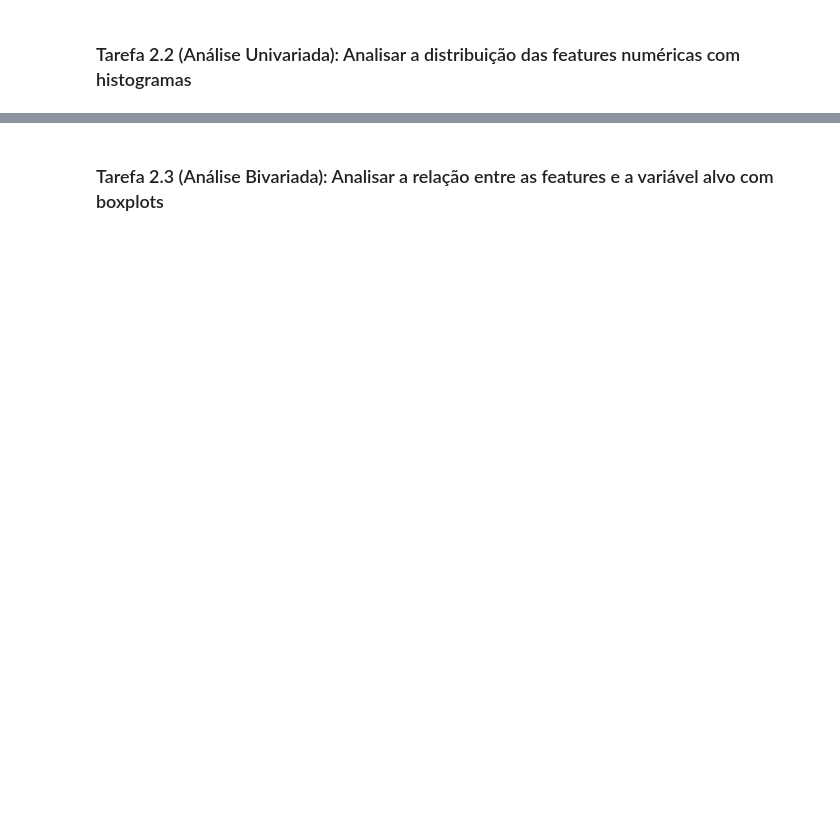
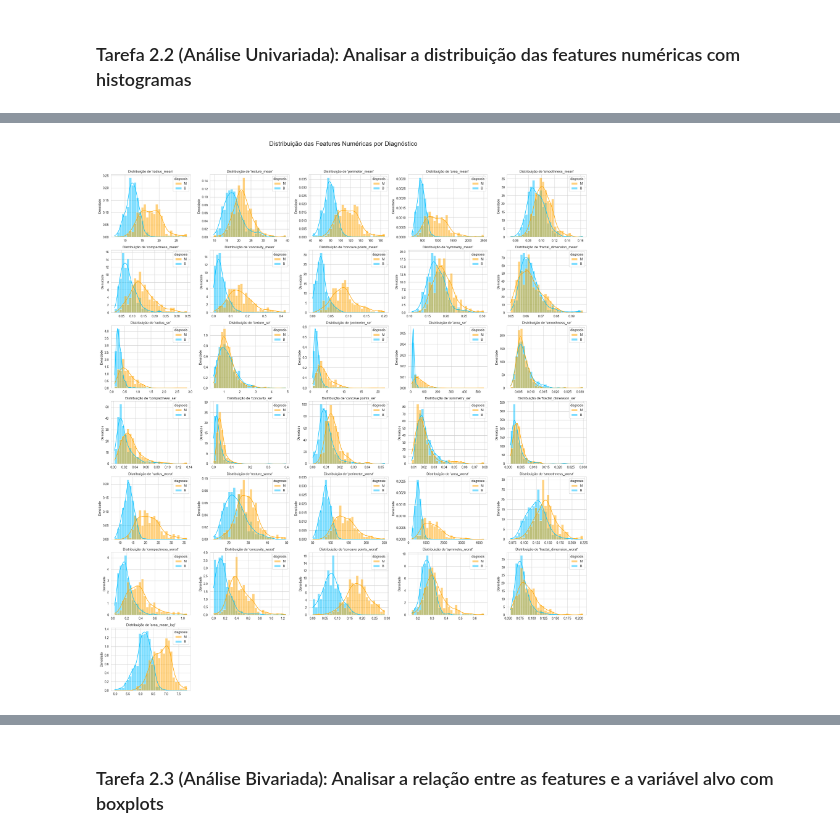
Before and after one commit to junior-vs/IA-para-Devs, a Jupyter notebook: fiap-labs/fase1/projects/tech-challenge/BreastCancerPreditction/tech-challange.ipynb, the cells around one changed output, grey strips where cells are left out. Drawn from its saved outputs; the diff is of its cells as text; code cells hidden in the pictures; blank space fills up the shorter version.

```diff
--- a/fiap-labs/fase1/projects/tech-challenge/BreastCancerPreditction/tech-challange.ipynb
+++ b/fiap-labs/fase1/projects/tech-challenge/BreastCancerPreditction/tech-challange.ipynb
@@ -136,0 +231,37 @@ plt.show()
+# %%
+
+# Seleciona apenas as colunas numéricas. A coluna 'diagnosis' (object) será ignorada.
+features_numericas = dt.select_dtypes(include=[np.number]).columns
+
+# Cria a figura e os eixos para os subplots
+# Ajusta para 7 linhas x 5 colunas para acomodar todas as 31 features
+fig, axes = plt.subplots(nrows=7, ncols=5, figsize=(22, 24))
+axes = axes.flatten() # Transforma a matriz de eixos em um array 1D
+
+# Itera sobre cada feature numérica para criar seu respectivo histograma
+for idx, feature in enumerate(features_numericas):
+    sns.histplot(
+        data=dt,
+        x=feature,
+        hue='diagnosis',         # SEPARA E COLORE os dados pela coluna 'diagnosis'
+        bins=30,
+        ax=axes[idx],
+        kde=True,
+        stat='density',
+        common_norm=False,
+        palette={'B': 'deepskyblue', 'M': 'orange'} # Mapeia os valores 'B' e 'M' para cores
+    )
+    axes[idx].set_title(f"Distribuição de '{feature}'", fontsize=11)
+    axes[idx].set_xlabel('')
+    axes[idx].set_ylabel('Densidade')
+
+# Remove os eixos que não foram utilizados
+for ax in axes[len(features_numericas):]:
+    ax.set_visible(False)
+
+# Adiciona um título geral e ajusta o layout
+plt.suptitle('Distribuição das Features Numéricas por Diagnóstico', fontsize=20, y=1.03)
+plt.tight_layout(rect=[0, 0, 1, 1])
+plt.show()
+# %% [output]
+[figure, added]
```
Also changed, not shown: parts of 29 cells of this notebook, 1 other file.
